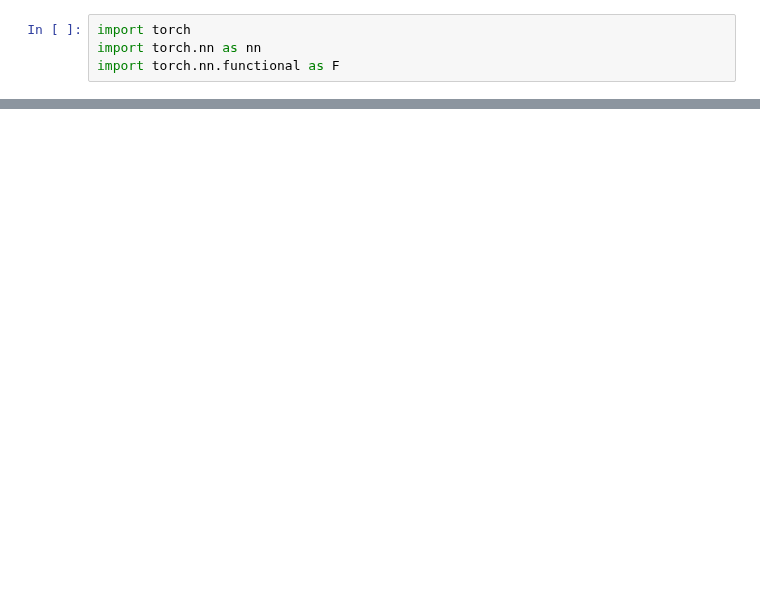
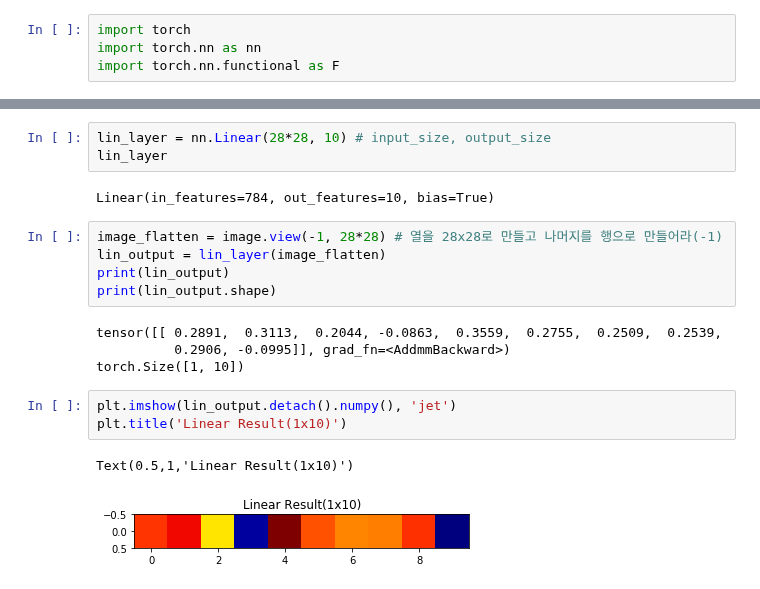
Before and after one commit to gjustin40/Pytorch-Cookbook, a Jupyter notebook: Pytorch4_1_Layers&Visualization.ipynb, the cells around one changed output, grey strips where cells are left out. Drawn from its saved outputs; the diff is of its cells as text; blank space fills up the shorter version.

```diff
--- a/Pytorch4_1_Layers&Visualization.ipynb
+++ b/Pytorch4_1_Layers&Visualization.ipynb
@@ -48,0 +130,20 @@ con_layer = nn.Conv2d(in_channels = 1, out_channels = 20, kernel_size = 5, stir)
+# %%
+lin_layer = nn.Linear(28*28, 10) # input_size, output_size
+lin_layer
+# %% [output]
+Linear(in_features=784, out_features=10, bias=True)
+# %%
+image_flatten = image.view(-1, 28*28) # 열을 28x28로 만들고 나머지를 행으로 만들어라(-1)
+lin_output = lin_layer(image_flatten)
+print(lin_output)
+print(lin_output.shape)
+# %% [output]
+tensor([[ 0.2891,  0.3113,  0.2044, -0.0863,  0.3559,  0.2755,  0.2509,  0.2539,
+          0.2906, -0.0995]], grad_fn=<AddmmBackward>)
+torch.Size([1, 10])
+# %%
+plt.imshow(lin_output.detach().numpy(), 'jet')
+plt.title('Linear Result(1x10)')
+# %% [output]
+Text(0.5,1,'Linear Result(1x10)')
+[figure, added]
```
Also changed, not shown: parts of 16 cells of this notebook.
